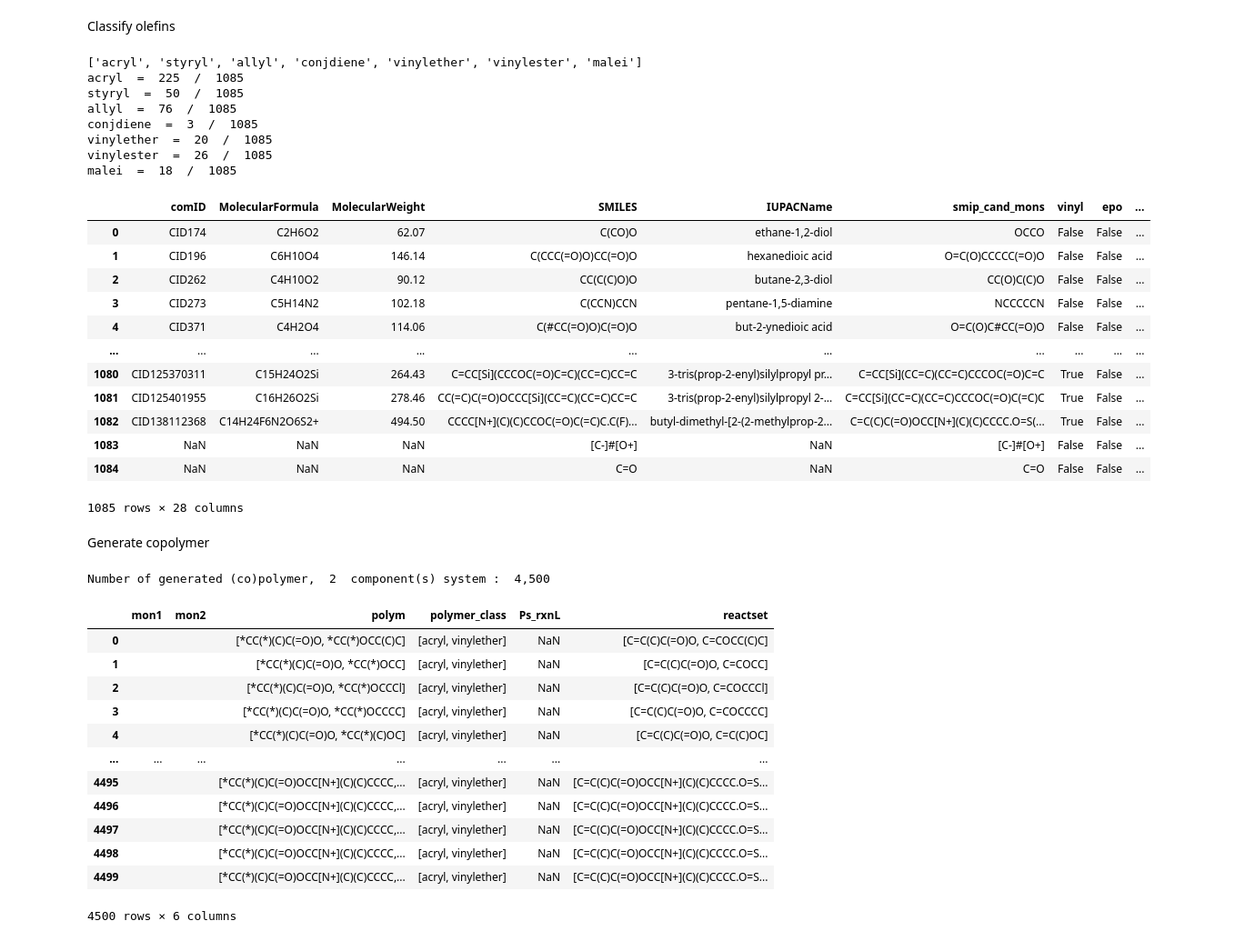
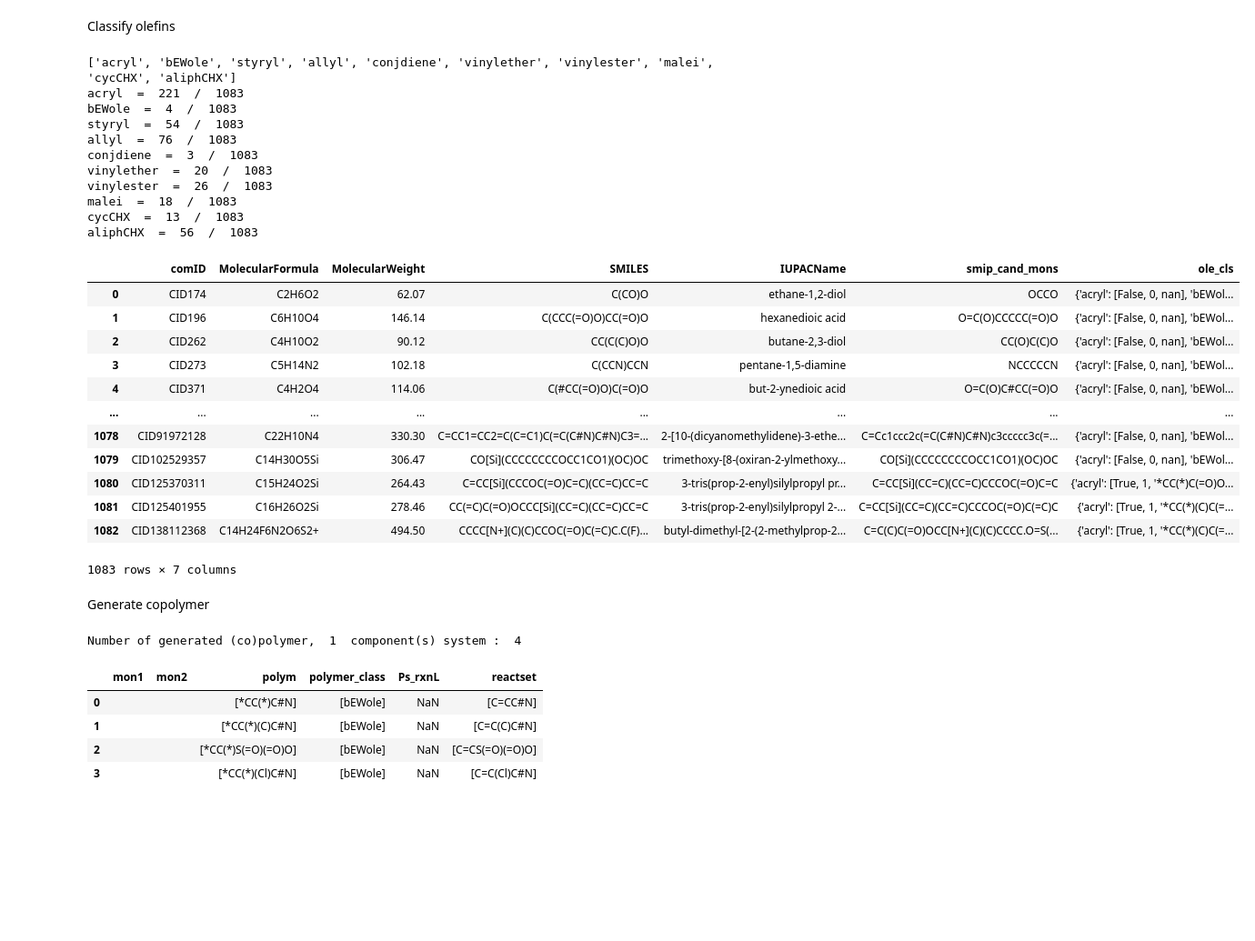
Before and after one commit to PEJpOhno/SMiPoly, a Jupyter notebook: sample_script/sample_smip_demo3.ipynb, the cells around one changed output. Shown at 91% size. Saved outputs shown, nothing was run; the diff lists cells and outputs as text; code cells hidden in the pictures; blank space fills up the shorter version.

```diff
--- a/sample_script/sample_smip_demo3.ipynb
+++ b/sample_script/sample_smip_demo3.ipynb
@@ -153,46 +82,42 @@ Draw.MolsToGridImage(L,molsPerRow=3, subImgSize=(300,300))
 # %% [markdown]
 Classify olefins
 # %%
-DF_ole = monc.olecls(df=DF02, smiColn='SMILES', dsp_rsl=True)
+DF_ole = monc.olecls(df=DF, smiColn='SMILES', dsp_rsl=True)
 DF_ole
 # %% [output]
-['acryl', 'styryl', 'allyl', 'conjdiene', 'vinylether', 'vinylester', 'malei']
-acryl  =  225  /  1085
-styryl  =  50  /  1085
-allyl  =  76  /  1085
-conjdiene  =  3  /  1085
-vinylether  =  20  /  1085
-vinylester  =  26  /  1085
-malei  =  18  /  1085
+['acryl', 'bEWole', 'styryl', 'allyl', 'conjdiene', 'vinylether', 'vinylester', 'malei', 'cycCHX', 'aliphCHX']
+acryl  =  221  /  1083
+bEWole  =  4  /  1083
+styryl  =  54  /  1083
+allyl  =  76  /  1083
+conjdiene  =  3  /  1083
+vinylether  =  20  /  1083
+vinylester  =  26  /  1083
+malei  =  18  /  1083
+cycCHX  =  13  /  1083
+aliphCHX  =  56  /  1083
-|  | comID | MolecularFormula | MolecularWeight | SMILES | IUPACName | smip_cand_mons | vinyl | epo | ... |
-| 0 | CID174 | C2H6O2 | 62.07 | C(CO)O | ethane-1,2-diol | OCCO | False | False | ... |
-| 1 | CID196 | C6H10O4 | 146.14 | C(CCC(=O)O)CC(=O)O | hexanedioic acid | O=C(O)CCCCC(=O)O | False | False | ... |
-| 2 | CID262 | C4H10O2 | 90.12 | CC(C(C)O)O | butane-2,3-diol | CC(O)C(C)O | False | False | ... |
-| 3 | CID273 | C5H14N2 | 102.18 | C(CCN)CCN | pentane-1,5-diamine | NCCCCCN | False | False | ... |
-| 4 | CID371 | C4H2O4 | 114.06 | C(#CC(=O)O)C(=O)O | but-2-ynedioic acid | O=C(O)C#CC(=O)O | False | False | ... |
-| ... | ... | ... | ... | ... | ... | ... | ... | ... | ... |
-| 1080 | CID125370311 | C15H24O2Si | 264.43 | C=CC[Si](CCCOC(=O)C=C)(CC=C)CC=C | 3-tris(prop-2-enyl)silylpropyl pr... | C=CC[Si](CC=C)(CC=C)CCCOC(=O)C=C | True | False | ... |
-| 1081 | CID125401955 | C16H26O2Si | 278.46 | CC(=C)C(=O)OCCC[Si](CC=C)(CC=C)CC=C | 3-tris(prop-2-enyl)silylpropyl 2-... | C=CC[Si](CC=C)(CC=C)CCCOC(=O)C(=C)C | True | False | ... |
-| 1082 | CID138112368 | C14H24F6N2O6S2+ | 494.50 | CCCC[N+](C)(C)CCOC(=O)C(=C)C.C(F)... | butyl-dimethyl-[2-(2-methylprop-2... | C=C(C)C(=O)OCC[N+](C)(C)CCCC.O=S(... | True | False | ... |
-| 1083 | NaN | NaN | NaN | [C-]#[O+] | NaN | [C-]#[O+] | False | False | ... |
-| 1084 | NaN | NaN | NaN | C=O | NaN | C=O | False | False | ... |
+|  | comID | MolecularFormula | MolecularWeight | SMILES | IUPACName | smip_cand_mons | ole_cls |
+| 0 | CID174 | C2H6O2 | 62.07 | C(CO)O | ethane-1,2-diol | OCCO | {'acryl': [False, 0, nan], 'bEWol... |
+| 1 | CID196 | C6H10O4 | 146.14 | C(CCC(=O)O)CC(=O)O | hexanedioic acid | O=C(O)CCCCC(=O)O | {'acryl': [False, 0, nan], 'bEWol... |
+| 2 | CID262 | C4H10O2 | 90.12 | CC(C(C)O)O | butane-2,3-diol | CC(O)C(C)O | {'acryl': [False, 0, nan], 'bEWol... |
+| 3 | CID273 | C5H14N2 | 102.18 | C(CCN)CCN | pentane-1,5-diamine | NCCCCCN | {'acryl': [False, 0, nan], 'bEWol... |
+| 4 | CID371 | C4H2O4 | 114.06 | C(#CC(=O)O)C(=O)O | but-2-ynedioic acid | O=C(O)C#CC(=O)O | {'acryl': [False, 0, nan], 'bEWol... |
+| ... | ... | ... | ... | ... | ... | ... | ... |
+| 1078 | CID91972128 | C22H10N4 | 330.30 | C=CC1=CC2=C(C=C1)C(=C(C#N)C#N)C3=... | 2-[10-(dicyanomethylidene)-3-ethe... | C=Cc1ccc2c(=C(C#N)C#N)c3ccccc3c(=... | {'acryl': [False, 0, nan], 'bEWol... |
+| 1079 | CID102529357 | C14H30O5Si | 306.47 | CO[Si](CCCCCCCCOCC1CO1)(OC)OC | trimethoxy-[8-(oxiran-2-ylmethoxy... | CO[Si](CCCCCCCCOCC1CO1)(OC)OC | {'acryl': [False, 0, nan], 'bEWol... |
+| 1080 | CID125370311 | C15H24O2Si | 264.43 | C=CC[Si](CCCOC(=O)C=C)(CC=C)CC=C | 3-tris(prop-2-enyl)silylpropyl pr... | C=CC[Si](CC=C)(CC=C)CCCOC(=O)C=C | {'acryl': [True, 1, '*CC(*)C(=O)O... |
+| 1081 | CID125401955 | C16H26O2Si | 278.46 | CC(=C)C(=O)OCCC[Si](CC=C)(CC=C)CC=C | 3-tris(prop-2-enyl)silylpropyl 2-... | C=CC[Si](CC=C)(CC=C)CCCOC(=O)C(=C)C | {'acryl': [True, 1, '*CC(*)(C)C(=... |
+| 1082 | CID138112368 | C14H24F6N2O6S2+ | 494.50 | CCCC[N+](C)(C)CCOC(=O)C(=C)C.C(F)... | butyl-dimethyl-[2-(2-methylprop-2... | C=C(C)C(=O)OCC[N+](C)(C)CCCC.O=S(... | {'acryl': [True, 1, '*CC(*)(C)C(=... |
-1085 rows × 28 columns
+1083 rows × 7 columns
 # %% [markdown]
 Generate copolymer
 # %%
-polg.ole_copolym(DF_ole, targ=['acryl', 'vinylether'], ncomp=2, dsp_rsl=True)
+DF_ole_copol = polg.ole_copolym(DF_ole, targ=['bEWole'], ncomp=1, dsp_rsl=True)
+DF_ole_copol
 # %% [output]
-Number of generated (co)polymer,  2  component(s) system :  4,500
+Number of generated (co)polymer,  1  component(s) system :  4
 |  | mon1 | mon2 | polym | polymer_class | Ps_rxnL | reactset |
-| 0 |  |  | [*CC(*)(C)C(=O)O, *CC(*)OCC(C)C] | [acryl, vinylether] | NaN | [C=C(C)C(=O)O, C=COCC(C)C] |
-| 1 |  |  | [*CC(*)(C)C(=O)O, *CC(*)OCC] | [acryl, vinylether] | NaN | [C=C(C)C(=O)O, C=COCC] |
-| 2 |  |  | [*CC(*)(C)C(=O)O, *CC(*)OCCCl] | [acryl, vinylether] | NaN | [C=C(C)C(=O)O, C=COCCCl] |
-| 3 |  |  | [*CC(*)(C)C(=O)O, *CC(*)OCCCC] | [acryl, vinylether] | NaN | [C=C(C)C(=O)O, C=COCCCC] |
-| 4 |  |  | [*CC(*)(C)C(=O)O, *CC(*)(C)OC] | [acryl, vinylether] | NaN | [C=C(C)C(=O)O, C=C(C)OC] |
-| ... | ... | ... | ... | ... | ... | ... |
-| 4495 |  |  | [*CC(*)(C)C(=O)OCC[N+](C)(C)CCCC,... | [acryl, vinylether] | NaN | [C=C(C)C(=O)OCC[N+](C)(C)CCCC.O=S... |
-| 4496 |  |  | [*CC(*)(C)C(=O)OCC[N+](C)(C)CCCC,... | [acryl, vinylether] | NaN | [C=C(C)C(=O)OCC[N+](C)(C)CCCC.O=S... |
-| 4497 |  |  | [*CC(*)(C)C(=O)OCC[N+](C)(C)CCCC,... | [acryl, vinylether] | NaN | [C=C(C)C(=O)OCC[N+](C)(C)CCCC.O=S... |
-| 4498 |  |  | [*CC(*)(C)C(=O)OCC[N+](C)(C)CCCC,... | [acryl, vinylether] | NaN | [C=C(C)C(=O)OCC[N+](C)(C)CCCC.O=S... |
-| 4499 |  |  | [*CC(*)(C)C(=O)OCC[N+](C)(C)CCCC,... | [acryl, vinylether] | NaN | [C=C(C)C(=O)OCC[N+](C)(C)CCCC.O=S... |
+| 0 |  |  | [*CC(*)C#N] | [bEWole] | NaN | [C=CC#N] |
+| 1 |  |  | [*CC(*)(C)C#N] | [bEWole] | NaN | [C=C(C)C#N] |
+| 2 |  |  | [*CC(*)S(=O)(=O)O] | [bEWole] | NaN | [C=CS(=O)(=O)O] |
+| 3 |  |  | [*CC(*)(Cl)C#N] | [bEWole] | NaN | [C=C(Cl)C#N] |
-4500 rows × 6 columns
```
Also changed, not shown: parts of 9 cells of this notebook.
